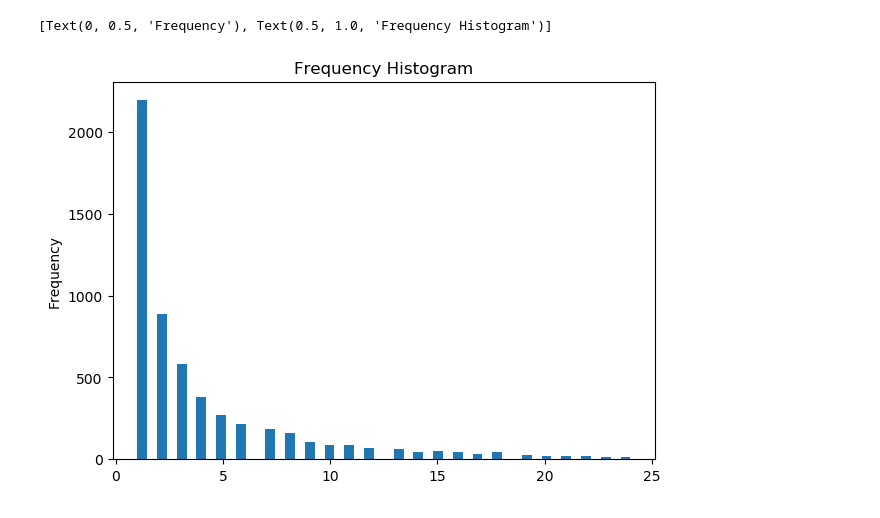
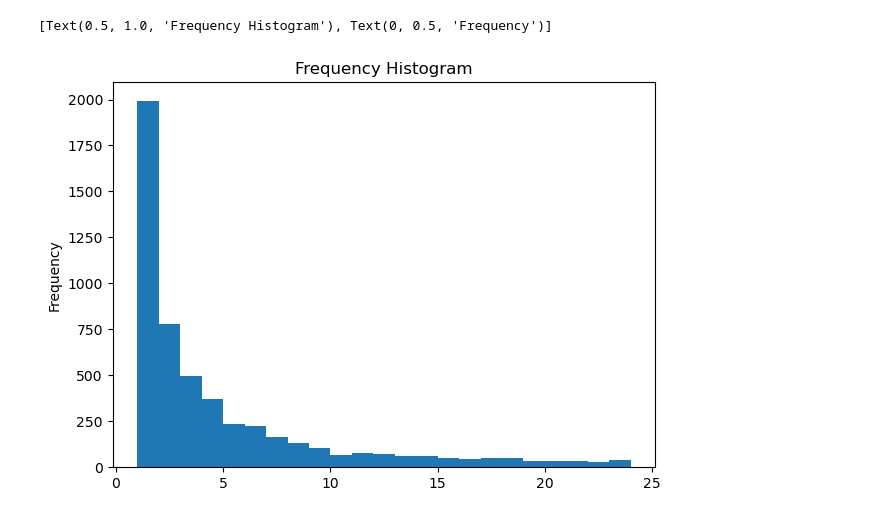
Before and after one commit to FlavScheidt/gossip_data, a Jupyter notebook: src/pandas/General.ipynb, the cells around one changed output. Saved outputs shown, nothing was run; the diff lists cells and outputs as text; code cells hidden in the pictures.

```diff
--- a/src/pandas/General.ipynb
+++ b/src/pandas/General.ipynb
@@ -157,11 +161,11 @@ print(sumMessages)
 # %%
 #Histogram
 hist = dups['dups'].loc[dups['dups'] < 25]
 # dupsNorm.head(5)
 
 plt.rcParams.update({'figure.figsize':(7,5), 'figure.dpi':100})
-plt.hist(hist, bins=50)
+plt.hist(hist, bins=23)
 plt.gca().set(title='Frequency Histogram', ylabel='Frequency')
 # %% [output]
-[Text(0, 0.5, 'Frequency'), Text(0.5, 1.0, 'Frequency Histogram')]
+[Text(0.5, 1.0, 'Frequency Histogram'), Text(0, 0.5, 'Frequency')]
-[figure, old version]
+[figure, new version]
```
Also changed, not shown: parts of 7 cells of this notebook, 8 other files.
